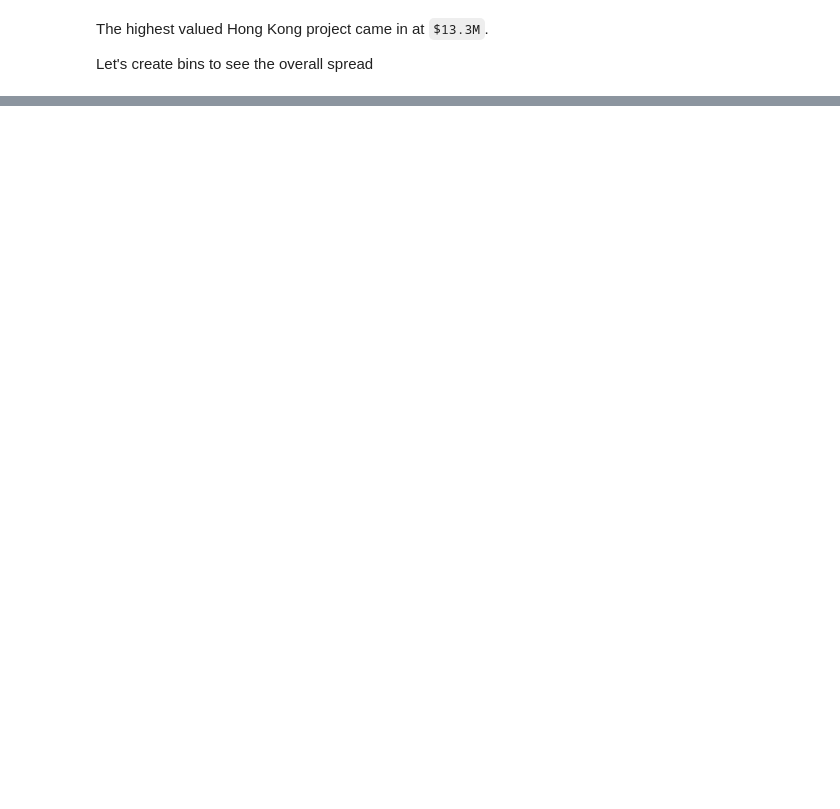
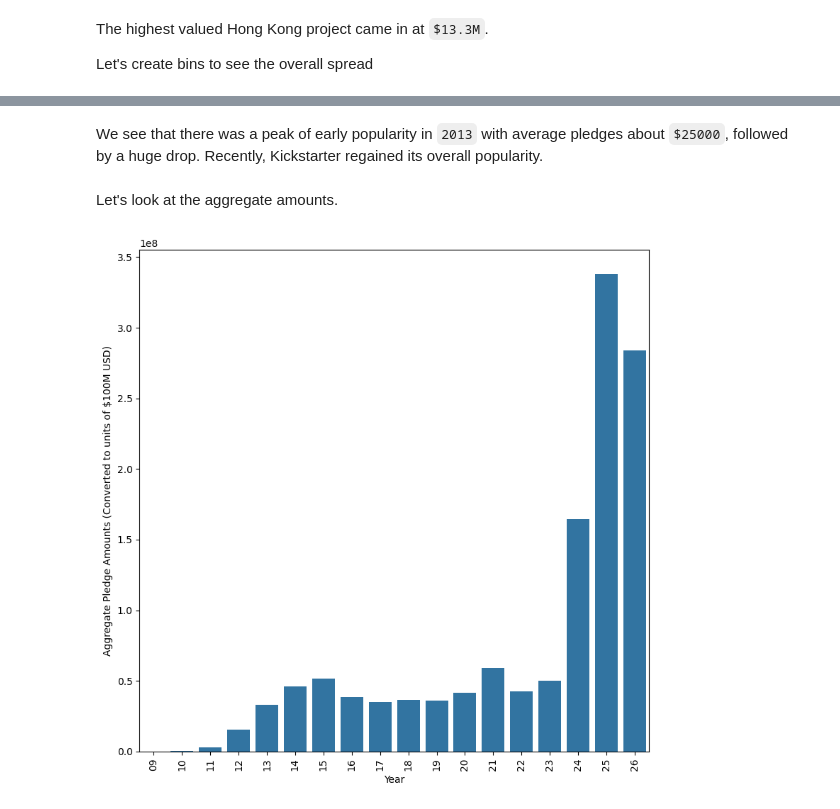
Before and after one commit to blue-santa/kickstarter-campaign-analysis, a Jupyter notebook: project-files/03-exploratory-data-analysis/02-eda-kickstarter.ipynb, the cells around one changed output, grey strips where cells are left out. Saved outputs shown, nothing was run; the diff lists cells and outputs as text; code cells hidden in the pictures; blank space fills up the shorter version.

```diff
--- a/project-files/03-exploratory-data-analysis/02-eda-kickstarter.ipynb
+++ b/project-files/03-exploratory-data-analysis/02-eda-kickstarter.ipynb
@@ -521,0 +538,6 @@ Interestingly, the most frequent outcome of pledges is between `$10000` and `$25
+# %%
+df['state_changed_at'] = df['state_changed_at'].apply(datetime.fromtimestamp)
+# %%
+df['created_at'] = df['created_at'].apply(datetime.fromtimestamp)
+# %%
+df['launched_at'] = df['launched_at'].apply(datetime.fromtimestamp)
@@ -521,0 +562,2 @@ Interestingly, the most frequent outcome of pledges is between `$10000` and `$25
+# %%
+df['yy'] = df['state_changed_at'].dt.strftime('%y')
@@ -521,0 +582,14 @@ Interestingly, the most frequent outcome of pledges is between `$10000` and `$25
+# %% [markdown]
+We see that there was a peak of early popularity in `2013` with average pledges about `$25000`, followed by a huge drop. Recently, Kickstarter regained its overall popularity.
+# %% [markdown]
+Let's look at the aggregate amounts.
+# %%
+fig, ax = plt.subplots(figsize=(8,8))
+sns.barplot(data=df.sort_values(by='yy'), x='yy', y='converted_pledged_amount', ax=ax, estimator=sum, errorbar=None)
+ax.set_xlabel('Year')
+ax.tick_params(axis='x', rotation=90)
+ax.set_ylabel('Aggregate Pledge Amounts (Converted to units of $100M USD)')
+plt.tight_layout()
+plt.show()
+# %% [output]
+[figure, added]
```
Also changed, not shown: parts of 132 cells of this notebook, 2 other files.
